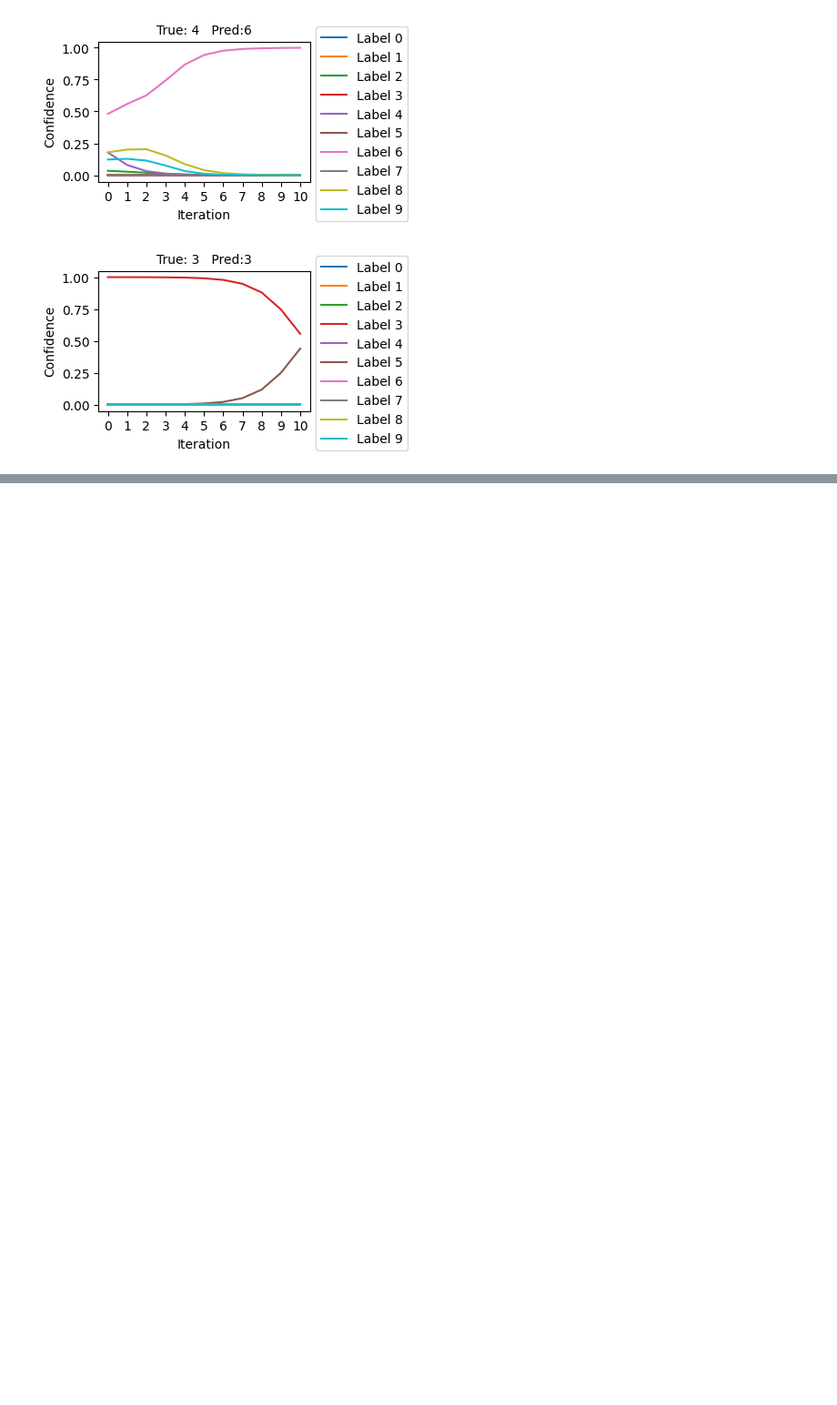
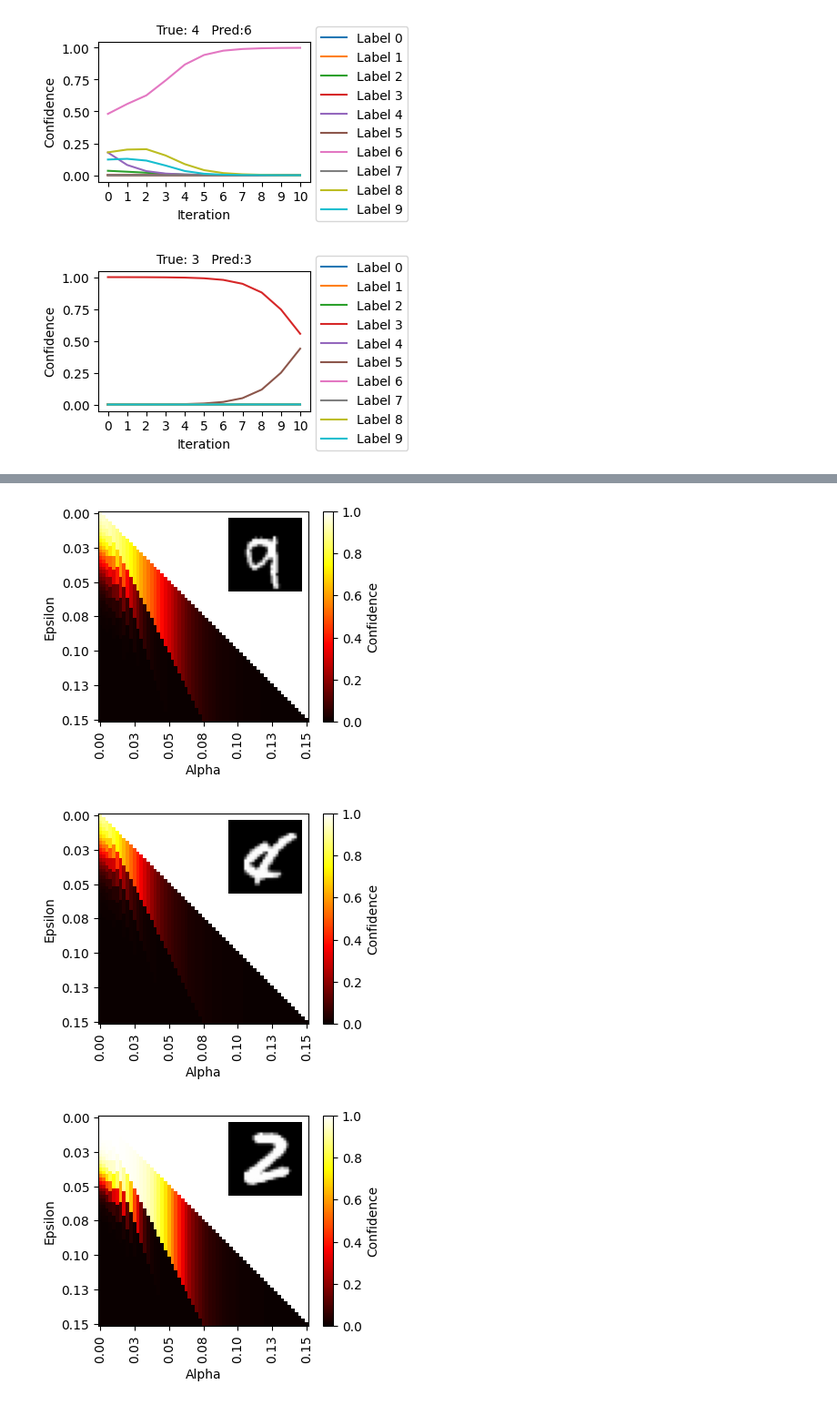
Before and after one commit to sbaldasty/adversarial-ai, a Jupyter notebook: adversarial-example.ipynb, the cells around one changed output, grey strips where cells are left out. Shown: that part at 91% size. Saved outputs shown, nothing was run; the diff lists cells and outputs as text; code cells hidden in the pictures; blank space fills up the shorter version.

Commit message:
heatmaps

```diff
--- a/adversarial-example.ipynb
+++ b/adversarial-example.ipynb
@@ -222,7 +226,7 @@ for i in range(N_SAMPLES):
     plt.figure(figsize=SERIES_SIZE)
 
     plt.title(
-        f"True: {labels[i].item()}   Pred:{predictions[i]}",
+        f'True: {labels[i]}   Pred:{predictions[i]}',
         fontsize=10)
 
     plt.xlabel('Iteration')
@@ -292,0 +258,64 @@ for i in range(5):
+# %%
+epsilons = np.arange(0.0001, 0.1501, 0.0025)
+alphas = np.arange(0.0001, 0.1501, 0.0025)
+
+output = np.full(
+    (len(images), len(epsilons), len(alphas)),
+    np.nan)
+
+grid = product(
+    enumerate(zip(images, labels)),
+    enumerate(epsilons),
+    enumerate(alphas))
+
+for (k, (image, label)), (i, e), (j, a) in grid:
+    if a > e: continue
+    its = int(e / a) + 1
+    _, cv, _ = attack(image, label, e, a, its)
+    output[k][i][j] = cv[-1][label]
+# %%
+INTERVAL = 10
+
+def ticks(lst):
+    return np.arange(0, len(lst), INTERVAL)
+
+def tick_labels(lst):
+    return [f'{lst[x]:.2f}' for x in range(0, len(lst), INTERVAL)]
+
+for i in range(len(images)):
+    plt.figure(figsize=HEATMAP_SIZE)
+    plt.imshow(output[i], cmap='hot', interpolation='nearest')
+    plt.colorbar().set_label('Confidence')
+    plt.clim(0.0, 1.0)
+    plt.xlabel('Alpha')
+    plt.ylabel('Epsilon')
+
+    plt.xticks(
+        ticks=ticks(alphas),
+        labels=tick_labels(alphas),
+        rotation=90)
+
+    plt.yticks(
+        ticks=ticks(epsilons),
+        labels=tick_labels(epsilons))
+
+    inset_ax = inset_axes(
+        parent_axes=plt.gca(),
+        width='35%',
+        height='35%',
+        loc='upper right')
+
+    inset_ax.imshow(images[i].squeeze(), cmap='gray')
+    inset_ax.axis('off')
+
+    plt.savefig(
+        f'{OUT_PATH}/heatmap_{i}.png',
+        bbox_inches='tight',
+        pad_inches=0.1,
+        transparent=True)
+
+    plt.show()
+# %% [output]
+[figure, added]
+[figure, added]
+[figure, added]
```
Also changed, not shown: parts of 12 cells of this notebook.
